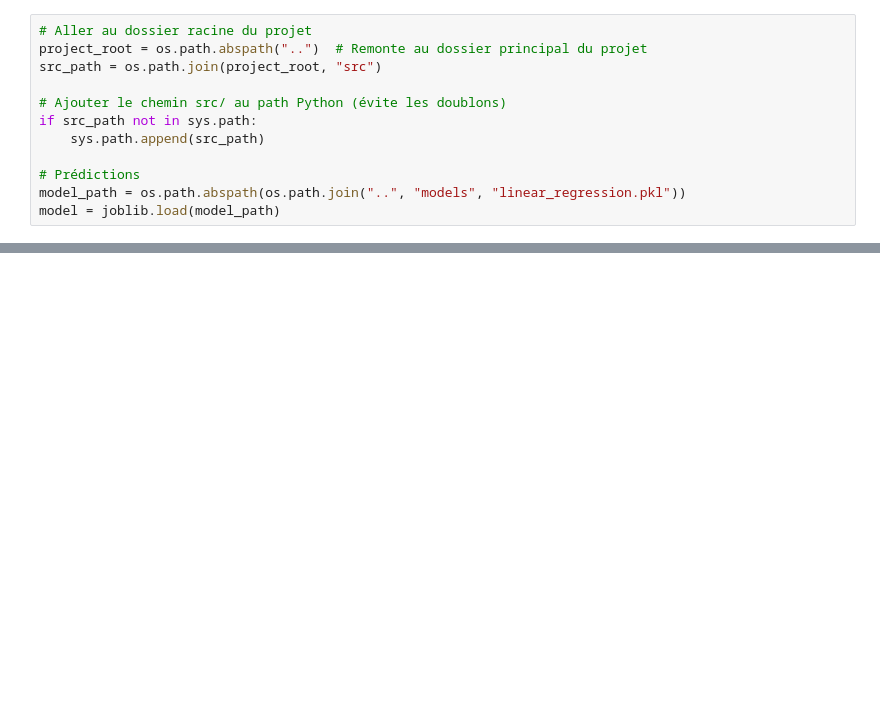
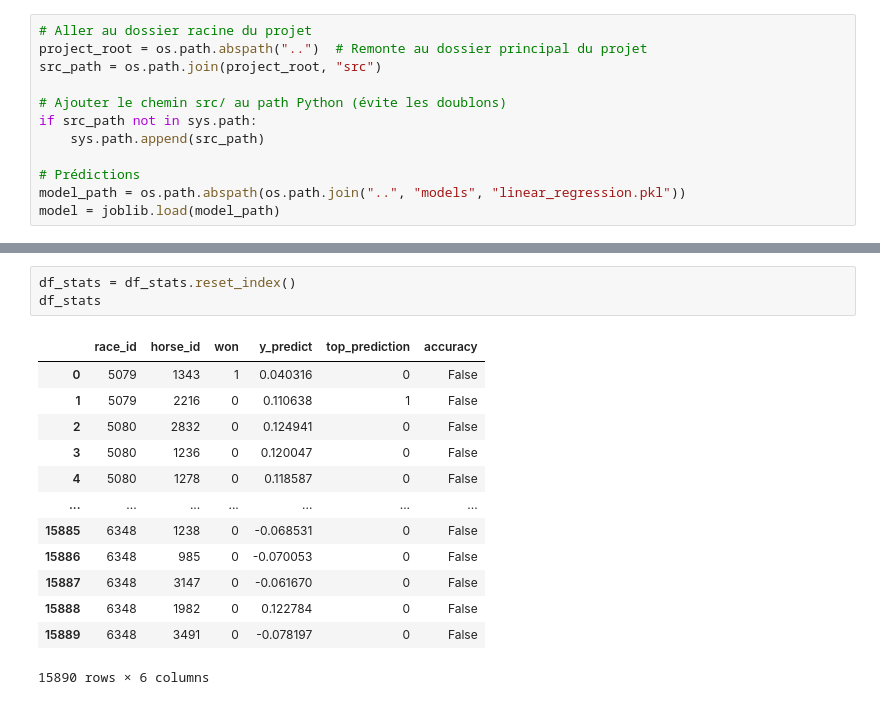
Before and after one commit to TLiemNGY/horse_racings, a Jupyter notebook: notebooks/main.ipynb, the cells around one changed output, grey strips where cells are left out. Saved outputs shown, nothing was run; the diff lists cells and outputs as text; blank space fills up the shorter version.

```diff
--- a/notebooks/main.ipynb
+++ b/notebooks/main.ipynb
@@ -78,0 +91,17 @@ Successfully trained linear_regression model
+# %%
+df_stats = df_stats.reset_index()
+df_stats
+# %% [output]
+|  | race_id | horse_id | won | y_predict | top_prediction | accuracy |
+| 0 | 5079 | 1343 | 1 | 0.040316 | 0 | False |
+| 1 | 5079 | 2216 | 0 | 0.110638 | 1 | False |
+| 2 | 5080 | 2832 | 0 | 0.124941 | 0 | False |
+| 3 | 5080 | 1236 | 0 | 0.120047 | 0 | False |
+| 4 | 5080 | 1278 | 0 | 0.118587 | 0 | False |
+| ... | ... | ... | ... | ... | ... | ... |
+| 15885 | 6348 | 1238 | 0 | -0.068531 | 0 | False |
+| 15886 | 6348 | 985 | 0 | -0.070053 | 0 | False |
+| 15887 | 6348 | 3147 | 0 | -0.061670 | 0 | False |
+| 15888 | 6348 | 1982 | 0 | 0.122784 | 0 | False |
+| 15889 | 6348 | 3491 | 0 | -0.078197 | 0 | False |
+15890 rows × 6 columns
```
Also changed, not shown: parts of 6 cells of this notebook, 6 other files.
